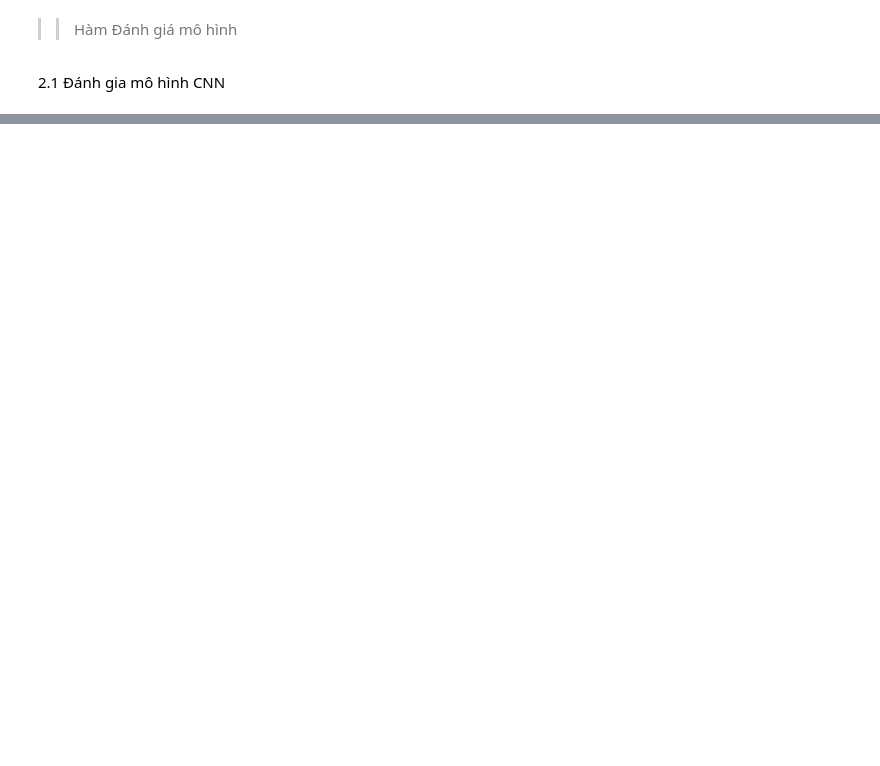
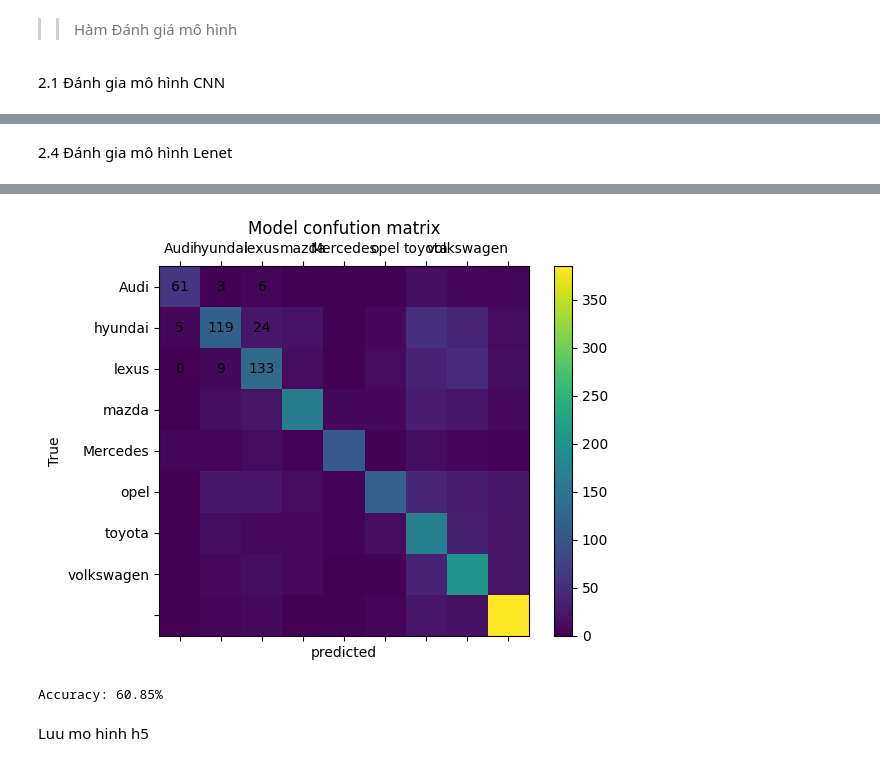
Before and after one commit to GiaBao0510/UngDungNhanDangHangXe_, a Jupyter notebook: HuanLuyen.ipynb, the cells around one changed output, grey strips where cells are left out. Saved outputs shown, nothing was run; the diff lists cells and outputs as text; code cells hidden in the pictures; blank space fills up the shorter version.

```diff
--- a/HuanLuyen.ipynb
+++ b/HuanLuyen.ipynb
@@ -260,0 +312,14 @@ print(model5.summary())
+# %%
+model4 = Sequential()
+model4.add(Convolution2D(filters=32, kernel_size=(5,5), padding='same', activation='relu', input_shape=(WIDTH, HEIGHT, N_CHANNELS)))
+model4.add(MaxPooling2D(strides=2))
+model4.add(Convolution2D(filters=48, kernel_size=(5,5), padding='valid', activation='relu') )
+model4.add(MaxPooling2D(strides=2))
+model4.add(Flatten())
+model4.add(Dense(256, activation='relu'))
+model4.add(Dense(84, activation='relu'))
+model4.add(Dense(len(classifies), activation='softmax'))
+
+opt = tf.keras.optimizers.Adam(learning_rate=INIT_LR, decay=INIT_LR/EPOCHS)
+model4.compile(loss='categorical_crossentropy', optimizer=opt, metrics=['accuracy'])
+print(model4.summary())
@@ -260,0 +351,3 @@ print(model5.summary())
+# %%
+#Huấn luyện mô hình lenet
+model4.fit(trainX, trainY, batch_size=BS, epochs=EPOCHS, verbose=1)
@@ -301,0 +547,5 @@ Accuracy: 64.91%
+# %% [markdown]
+2.4 Đánh gia mô hình Lenet
+# %%
+DanhGia_DoChinhXac(model4)
+# %% [output]
@@ -301,0 +553,4 @@ Accuracy: 64.91%
+[figure, added]
+Accuracy: 60.85%
+# %% [markdown]
+Luu mo hinh h5
```
Also changed, not shown: parts of 25 cells of this notebook, 17 other files.
